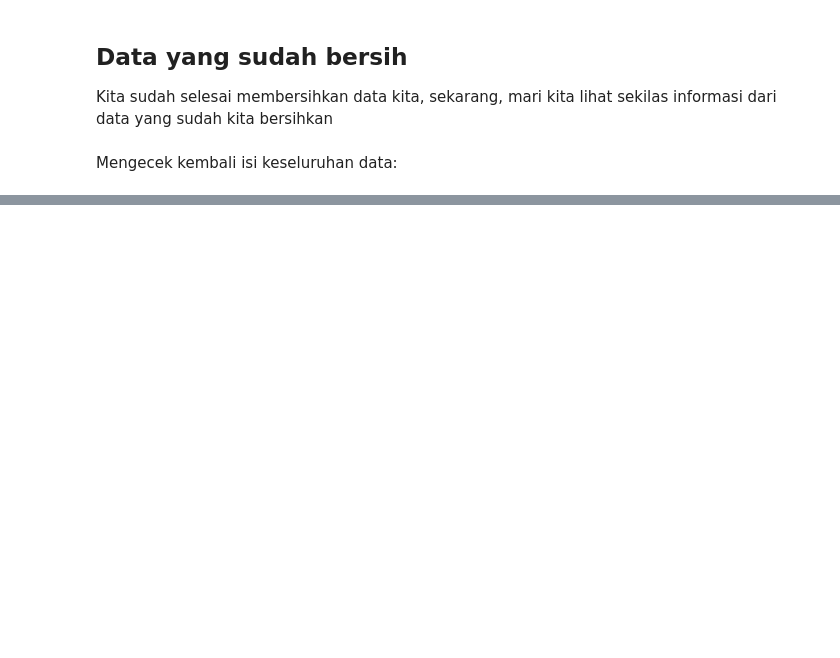
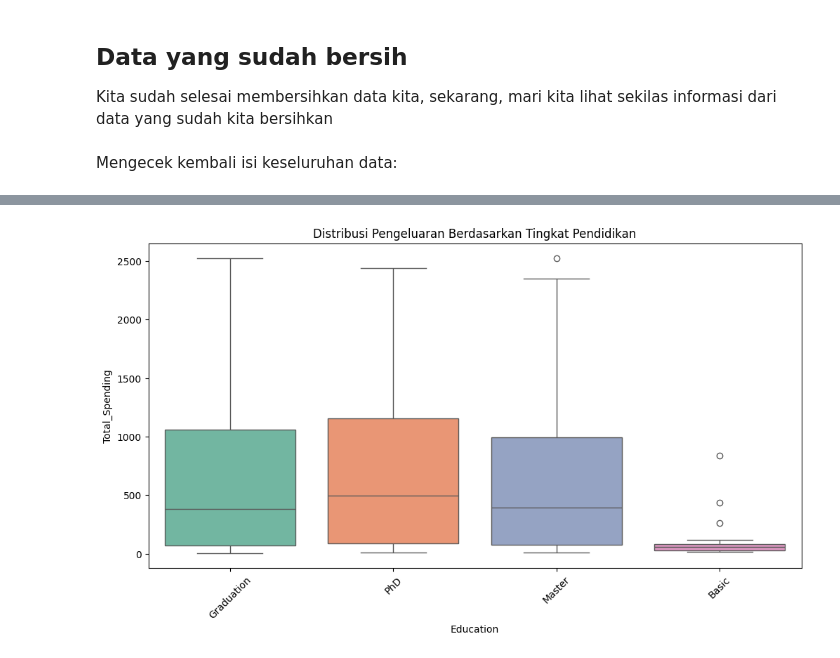
Before and after one commit to Himmel134/supermarket_customers, a Jupyter notebook: notebooks/1.0-bdp-inital-data-exploration.ipynb, the cells around one changed output, grey strips where cells are left out. Cells and saved outputs as stored; diff of their text form; code cells hidden in the pictures; blank space fills up the shorter version.

```diff
--- a/notebooks/1.0-bdp-inital-data-exploration.ipynb
+++ b/notebooks/1.0-bdp-inital-data-exploration.ipynb
@@ -398,0 +493,9 @@ Selain itu, kita juga akan melihat *p*ola pembelian dan efektivitas kampanye pem
+# %%
+# Menampilkan boxplot distribusi pengeluaran berdasarkan tingkat pendidikan
+plt.figure(figsize=(12, 6))
+sns.boxplot(x='Education', y='Total_Spending', data=df, palette="Set2")
+plt.xticks(rotation=45)
+plt.title('Distribusi Pengeluaran Berdasarkan Tingkat Pendidikan')
+plt.show()
+# %% [output]
+[figure, added]
```
Also changed, not shown: parts of 59 cells of this notebook.
